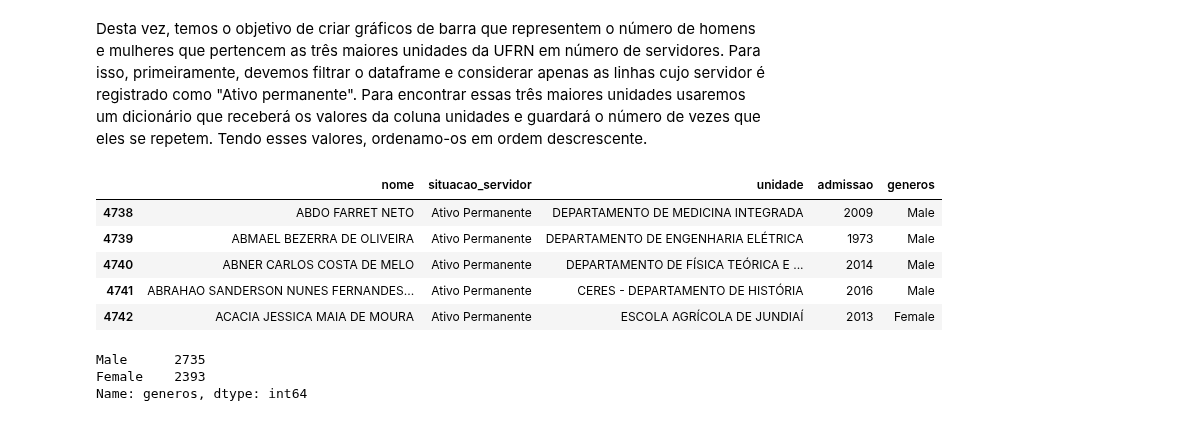
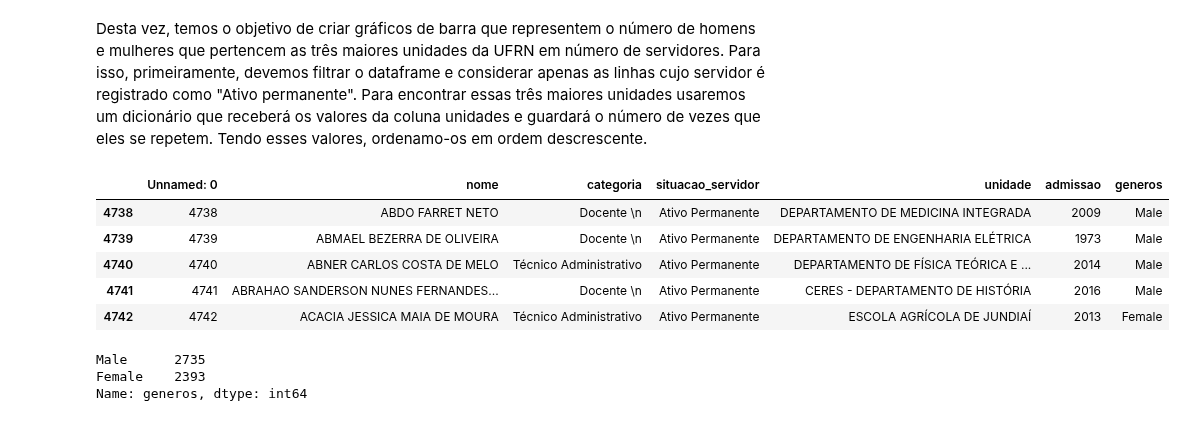
Before and after one commit to kevinwall/Probabilidade_Projeto, a Jupyter notebook: Rascunho.ipynb, the cells around one changed output. Drawn from its saved outputs; the diff is of its cells as text; code cells hidden in the pictures.

```diff
--- a/Rascunho.ipynb
+++ b/Rascunho.ipynb
@@ -180,15 +181,15 @@ apenas as linhas cujo servidor é registrado como "Ativo permanente". Para encon
 um dicionário que receberá os valores da coluna unidades e guardará o número de vezes que eles se repetem. Tendo esses
 valores, ordenamo-os em ordem descrescente.
 # %%
-servidores = servidores[servidores['situacao_servidor'] == 'Ativo Permanente']
+servidores_ativos = servidores[servidores['situacao_servidor'] == 'Ativo Permanente']
 # %%
-servidores.head()
+servidores_ativos.head()
 # %% [output]
-|  | nome | situacao_servidor | unidade | admissao | generos |
-| 4738 | ABDO FARRET NETO | Ativo Permanente | DEPARTAMENTO DE MEDICINA INTEGRADA | 2009 | Male |
-| 4739 | ABMAEL BEZERRA DE OLIVEIRA | Ativo Permanente | DEPARTAMENTO DE ENGENHARIA ELÉTRICA | 1973 | Male |
-| 4740 | ABNER CARLOS COSTA DE MELO | Ativo Permanente | DEPARTAMENTO DE FÍSICA TEÓRICA E ... | 2014 | Male |
-| 4741 | ABRAHAO SANDERSON NUNES FERNANDES... | Ativo Permanente | CERES - DEPARTAMENTO DE HISTÓRIA | 2016 | Male |
-| 4742 | ACACIA JESSICA MAIA DE MOURA | Ativo Permanente | ESCOLA AGRÍCOLA DE JUNDIAÍ | 2013 | Female |
+|  | Unnamed: 0 | nome | categoria | situacao_servidor | unidade | admissao | generos |
+| 4738 | 4738 | ABDO FARRET NETO | Docente \n | Ativo Permanente | DEPARTAMENTO DE MEDICINA INTEGRADA | 2009 | Male |
+| 4739 | 4739 | ABMAEL BEZERRA DE OLIVEIRA | Docente \n | Ativo Permanente | DEPARTAMENTO DE ENGENHARIA ELÉTRICA | 1973 | Male |
+| 4740 | 4740 | ABNER CARLOS COSTA DE MELO | Técnico Administrativo | Ativo Permanente | DEPARTAMENTO DE FÍSICA TEÓRICA E ... | 2014 | Male |
+| 4741 | 4741 | ABRAHAO SANDERSON NUNES FERNANDES... | Docente \n | Ativo Permanente | CERES - DEPARTAMENTO DE HISTÓRIA | 2016 | Male |
+| 4742 | 4742 | ACACIA JESSICA MAIA DE MOURA | Técnico Administrativo | Ativo Permanente | ESCOLA AGRÍCOLA DE JUNDIAÍ | 2013 | Female |
 # %%
 #Difença em quantidade no numero total de servidores ***ativos*** da UFRN de ambos os sexos
```
Also changed, not shown: parts of 44 cells of this notebook.
